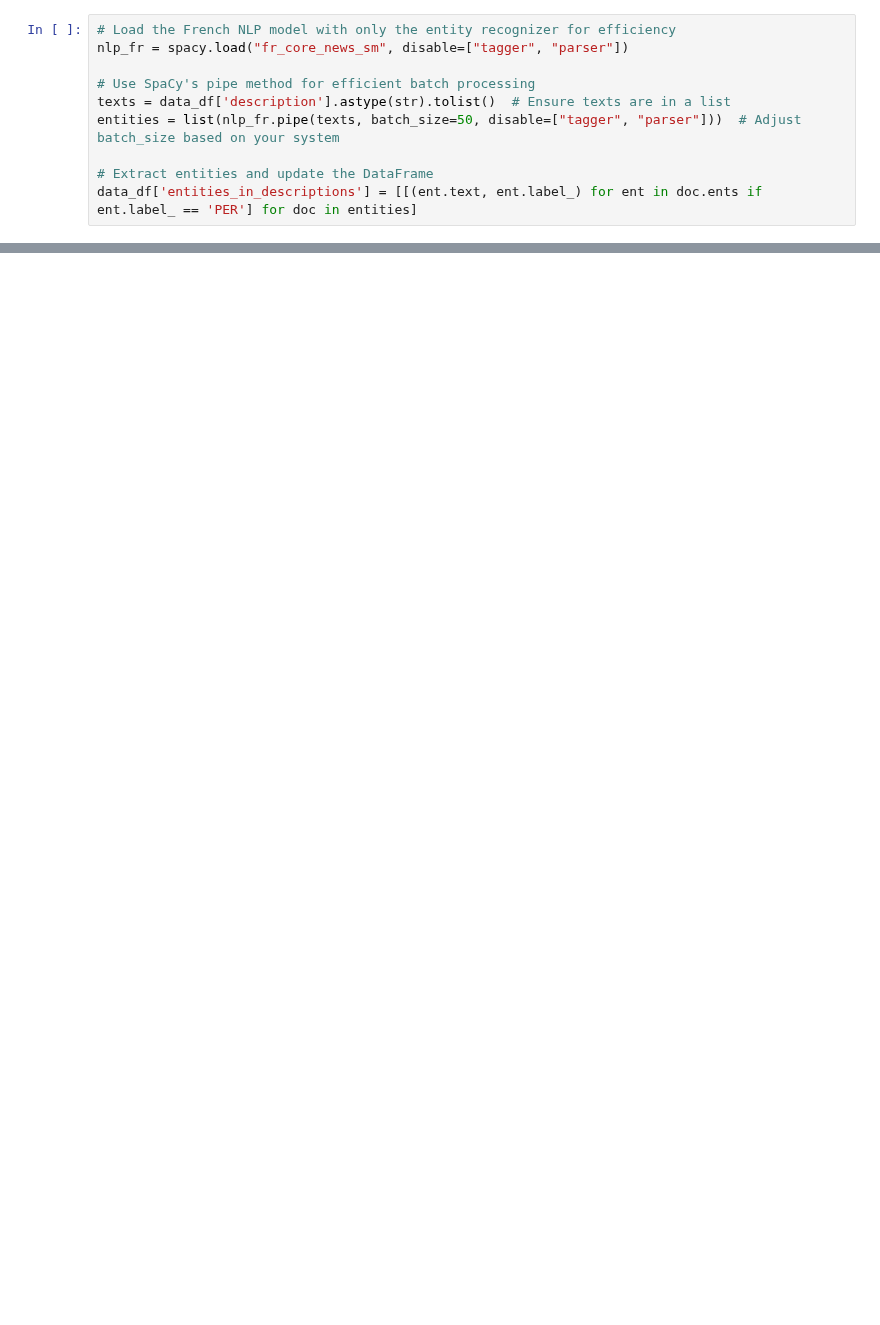
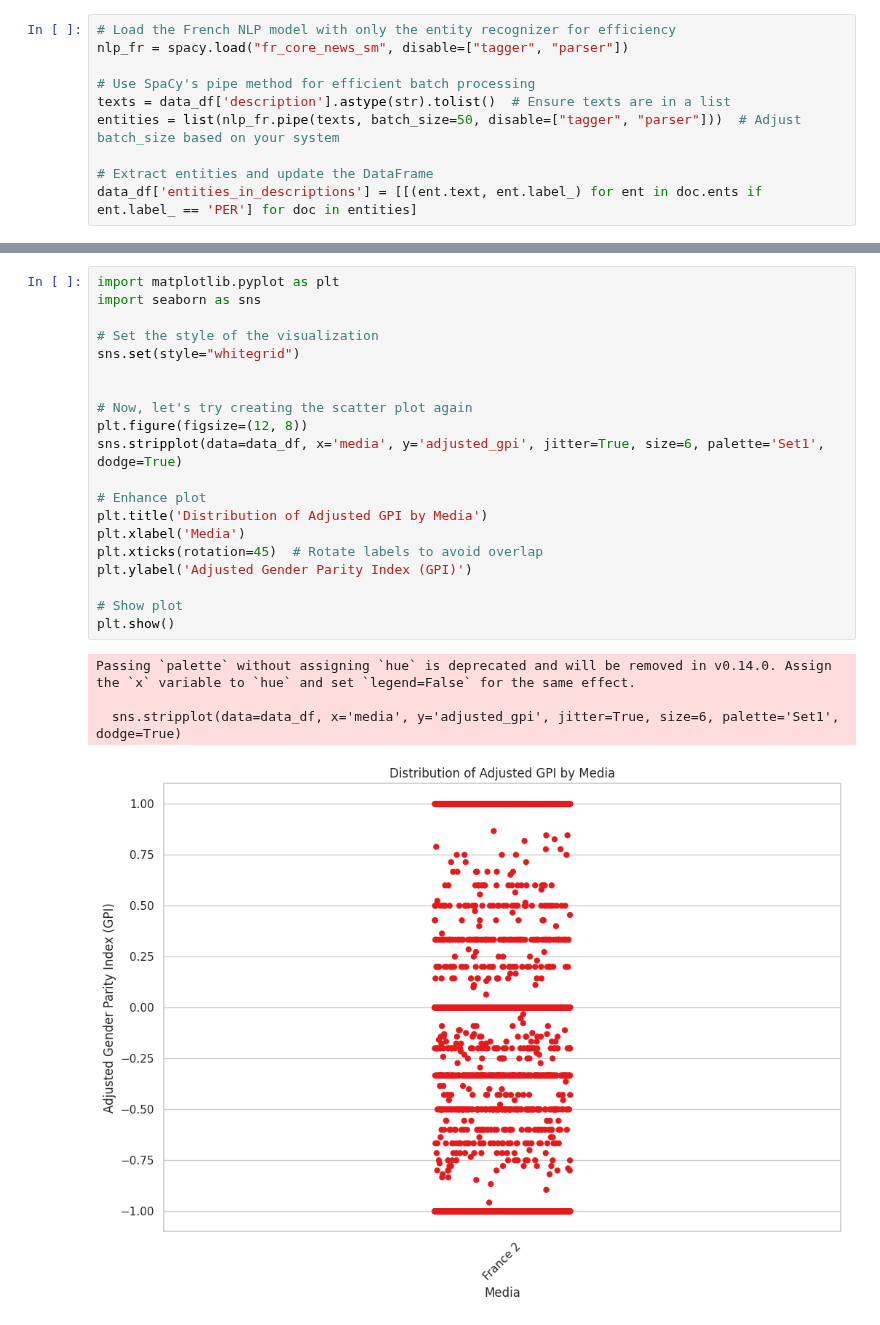
Before and after one commit to AlvinVedel/femmes_et_medias, a Jupyter notebook: code/parity_index.ipynb, the cells around one changed output, grey strips where cells are left out. Drawn from its saved outputs; the diff is of its cells as text; blank space fills up the shorter version.

```diff
--- a/code/parity_index.ipynb
+++ b/code/parity_index.ipynb
@@ -78 +231,26 @@ data_df['entities_in_descriptions'] = [[(ent.text, ent.label_) for ent in doc.en
+# %%
+import matplotlib.pyplot as plt
+import seaborn as sns
+
+# Set the style of the visualization
+sns.set(style="whitegrid")
+
+
+# Now, let's try creating the scatter plot again
+plt.figure(figsize=(12, 8))
+sns.stripplot(data=data_df, x='media', y='adjusted_gpi', jitter=True, size=6, palette='Set1', dodge=True)
+
+# Enhance plot
+plt.title('Distribution of Adjusted GPI by Media')
+plt.xlabel('Media')
+plt.xticks(rotation=45)  # Rotate labels to avoid overlap
+plt.ylabel('Adjusted Gender Parity Index (GPI)')
+
+# Show plot
+plt.show()
+# %% [output]
+Passing `palette` without assigning `hue` is deprecated and will be removed in v0.14.0. Assign the `x` variable to `hue` and set `legend=False` for the same effect.
+
+  sns.stripplot(data=data_df, x='media', y='adjusted_gpi', jitter=True, size=6, palette='Set1', dodge=True)
+[figure, added]
 # %%
```
Also changed, not shown: parts of 19 cells of this notebook.
